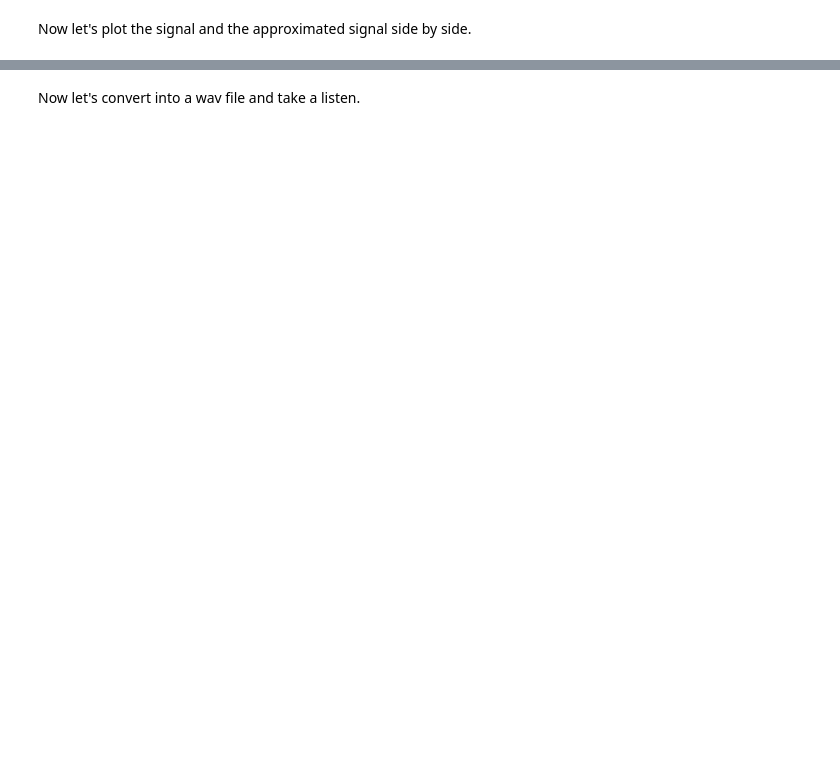
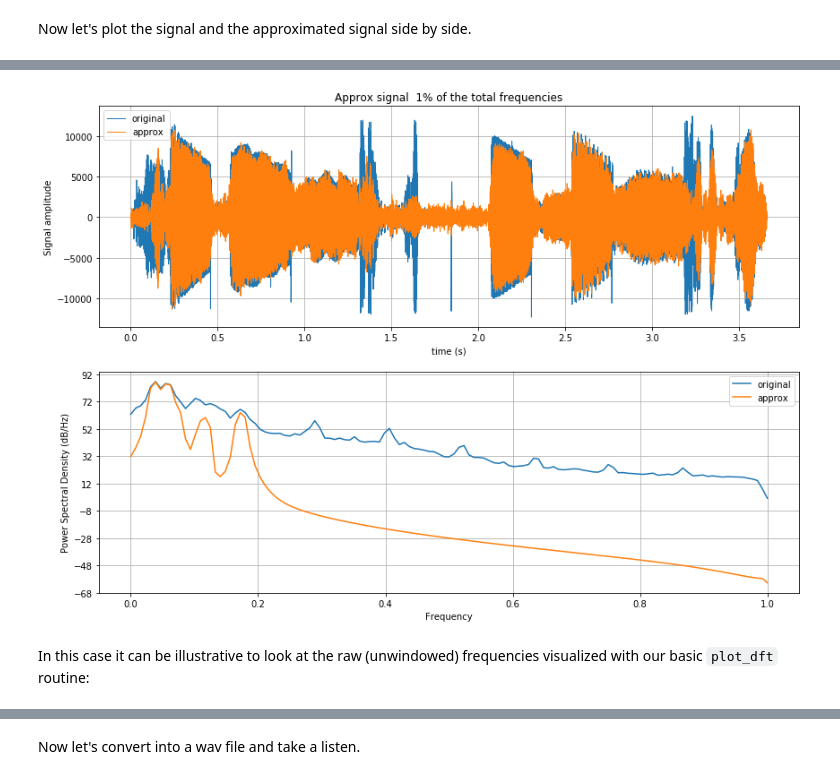
Before and after one commit to berkeley-stat159-f17/stat159-f17, a Jupyter notebook: labs/lab8.ipynb, the cells around one changed output, grey strips where cells are left out. Drawn from its saved outputs; the diff is of its cells as text; code cells hidden in the pictures; blank space fills up the shorter version.

```diff
--- a/labs/lab8.ipynb
+++ b/labs/lab8.ipynb
@@ -348,15 +372,21 @@ def plot_approx(y, y_approx, rate, frac=0.5):
     # get the time points
     t = np.arange(len(shorter_y), dtype=float)/rate
 
-    # plot the original signal
-    plt.plot(t, shorter_y, label='original', lw=1)
+    # Make a figure with two axes, one for time-domain and one for frequency-domain plots
+    f, (at, af) = plt.subplots(2, 1, figsize=(14,10))
 
-    # plot the approxiamte signal
-    plt.plot(t, y_approx, label='approx', lw=1)
-    plt.title('Approx signal {} of the total frequencies'.format(frac * 100))
-    plt.xlabel('time (s)')
+    # Plots in the time domain
+    # Original and approximate signal
+    at.plot(t, shorter_y, label='original', lw=1)
+    at.plot(t, y_approx, label='approx', lw=1)
+    at.set_xlabel('time (s)')
+    at.set_ylabel('Signal amplitude')
+    at.grid()
+    at.legend()
+    at.set_title(f'Approx signal {frac * 100:2g}% of the total frequencies')
 
-    plt.grid()
-    leg = plt.legend(fancybox=True)
-    leg.get_frame().set_alpha(0.5)
+    # Plots in the frequency domain
+    af.psd(y, label='original')
+    af.psd(y_approx, label='approx')
+    af.legend()
 # %%
@@ -367,0 +395,6 @@ plot_approx(y, y_approx, rate)
+# %%
+plot_approx(y, y_approx, rate, frac=frac)
+# %% [output]
+[figure, added]
+# %% [markdown]
+In this case it can be illustrative to look at the raw (unwindowed) frequencies visualized with our basic `plot_dft` routine:
```
Also changed, not shown: parts of 18 cells of this notebook.
